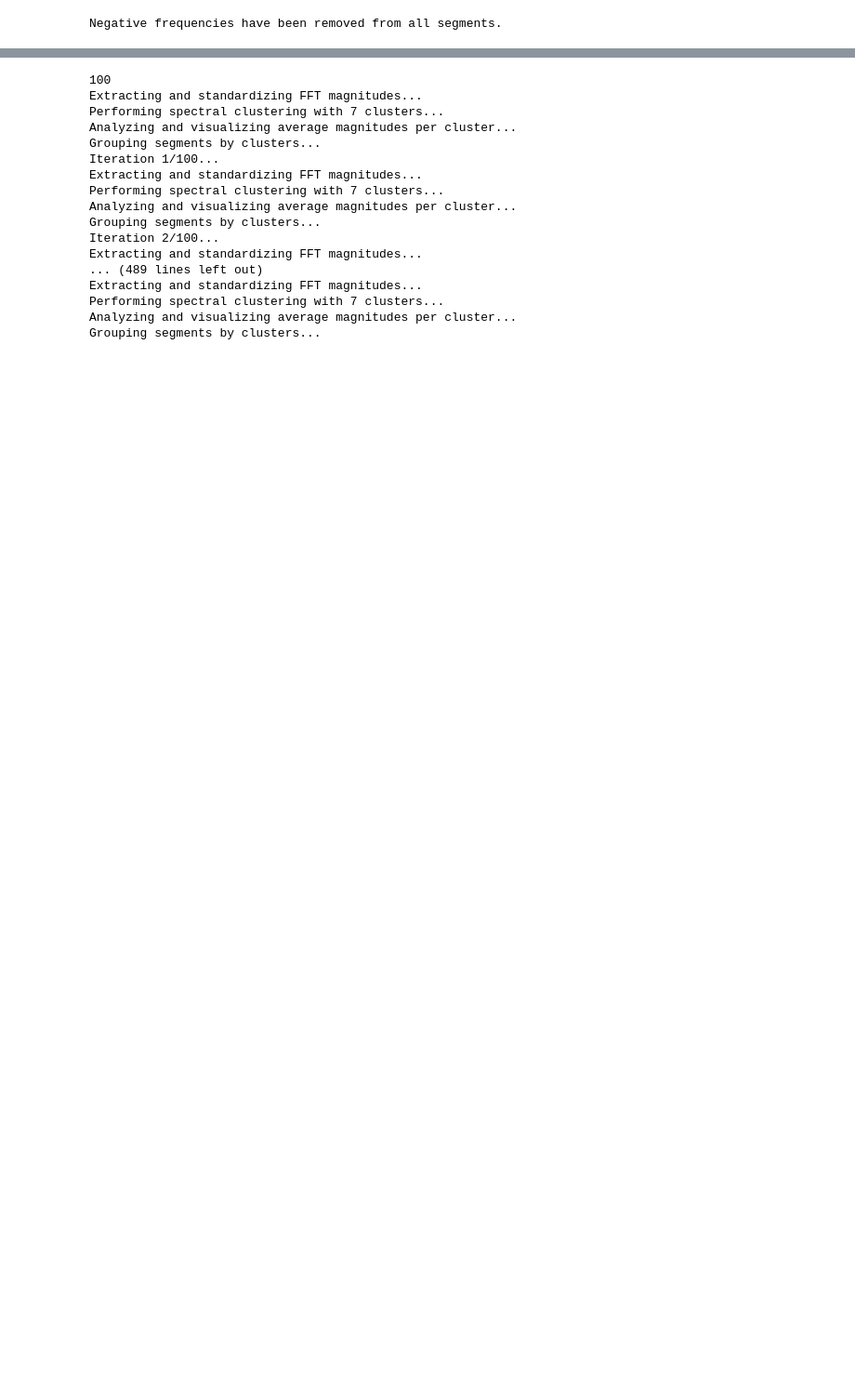
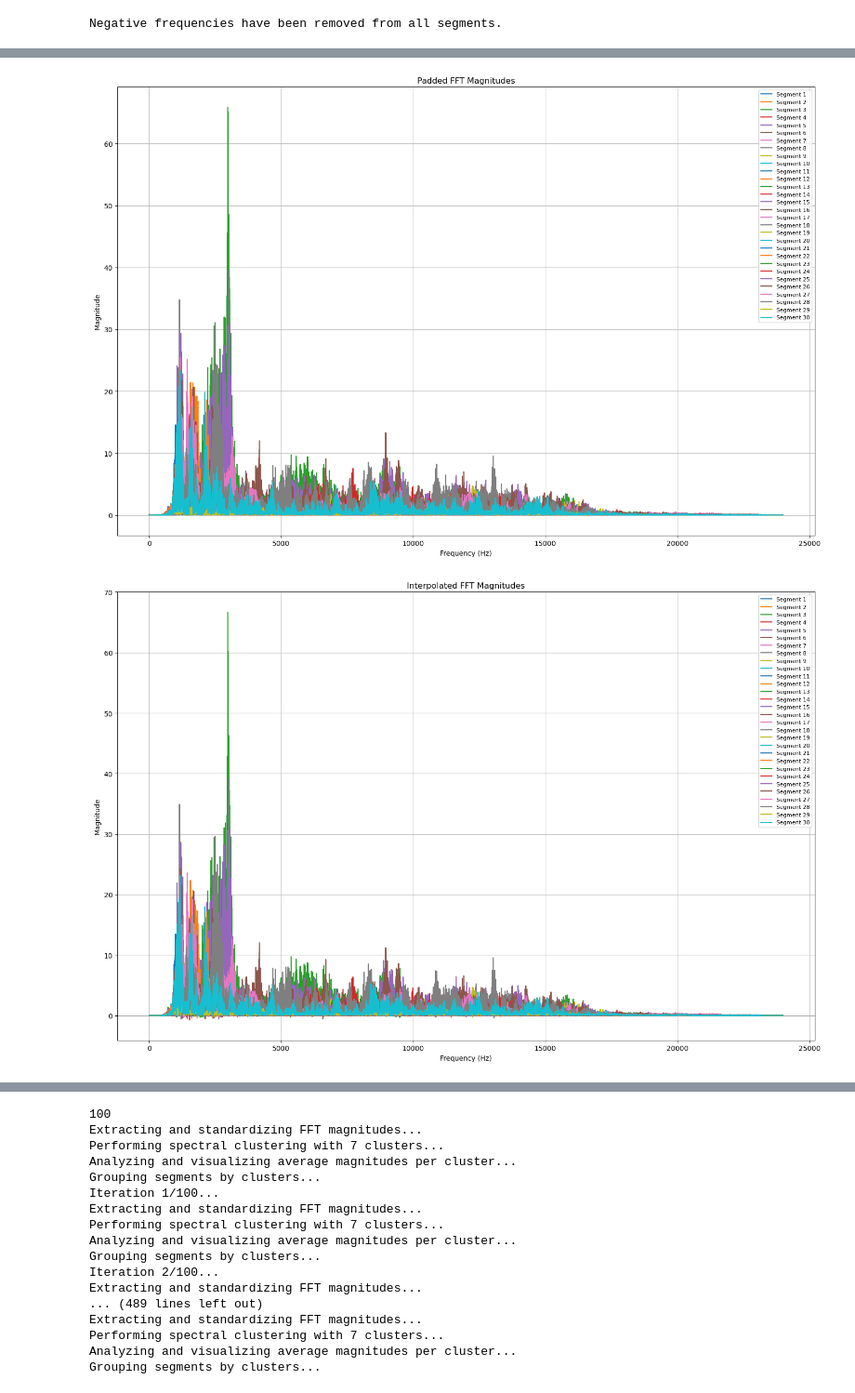
Before and after one commit to drkrs919/owlVocalization, a Jupyter notebook: scripts/separateWorkflow.ipynb, the cells around one changed output, grey strips where cells are left out. Shown at 93% size. Drawn from its saved outputs; the diff is of its cells as text; code cells hidden in the pictures; blank space fills up the shorter version.

```diff
--- a/scripts/separateWorkflow.ipynb
+++ b/scripts/separateWorkflow.ipynb
@@ -555,0 +558,5 @@ with open(f'{folder_path}processed_random_segments_FFT_padding.pkl', 'wb') as fi
+# %%
+processed_random_segments_fft = create_padded_fft_magnitude_from_padding(
+    processed_random_segments_fft,
+    processed_random_segments_fft_padding
+)
@@ -555,0 +572,40 @@ with open(f'{folder_path}processed_random_segments_FFT_padding.pkl', 'wb') as fi
+# %%
+def plot_multiple_fft_magnitudes(segments, num_segments_to_plot=10):
+    # Plot padded FFT magnitudes
+    plt.figure(figsize=(15, 10))
+    for i, segment in enumerate(segments[:num_segments_to_plot], start=1):
+        if 'padded_fft_magnitude' in segment:
+            fft_frequencies = segment['common_frequencies']
+            padded_fft_magnitude = segment['padded_fft_magnitude']
+
+            plt.plot(fft_frequencies, padded_fft_magnitude, label=f"Segment {i}")
+
+    plt.title("Padded FFT Magnitudes")
+    plt.xlabel('Frequency (Hz)')
+    plt.ylabel('Magnitude')
+    plt.grid()
+    plt.legend(loc='upper right', fontsize=8)
+    plt.tight_layout()
+    plt.show()
+
+    # Plot interpolated FFT magnitudes
+    plt.figure(figsize=(15, 10))
+    for i, segment in enumerate(segments[:num_segments_to_plot], start=1):
+        if 'interpolated_fft_magnitude' in segment:
+            fft_frequencies = segment['common_frequencies']
+            interpolated_fft_magnitude = segment['interpolated_fft_magnitude']
+
+            plt.plot(fft_frequencies, interpolated_fft_magnitude, label=f"Segment {i}")
+
+    plt.title("Interpolated FFT Magnitudes")
+    plt.xlabel('Frequency (Hz)')
+    plt.ylabel('Magnitude')
+    plt.grid()
+    plt.legend(loc='upper right', fontsize=8)
+    plt.tight_layout()
+    plt.show()
+# %%
+plot_multiple_fft_magnitudes(processed_random_segments_fft, num_segments_to_plot=30)
+# %% [output]
+[figure, added]
+[figure, added]
```
Also changed, not shown: parts of 25 cells of this notebook, 1 other file.
